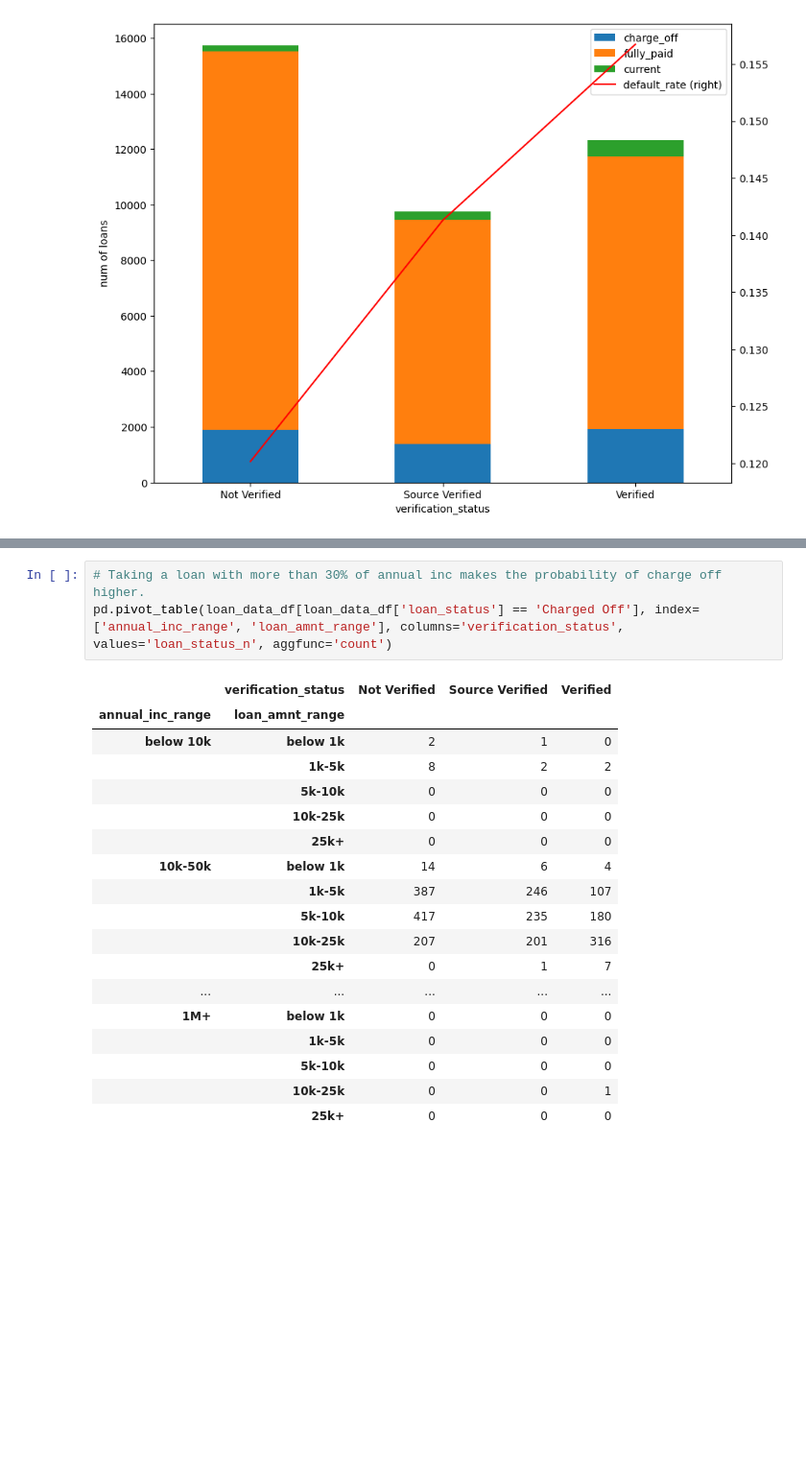
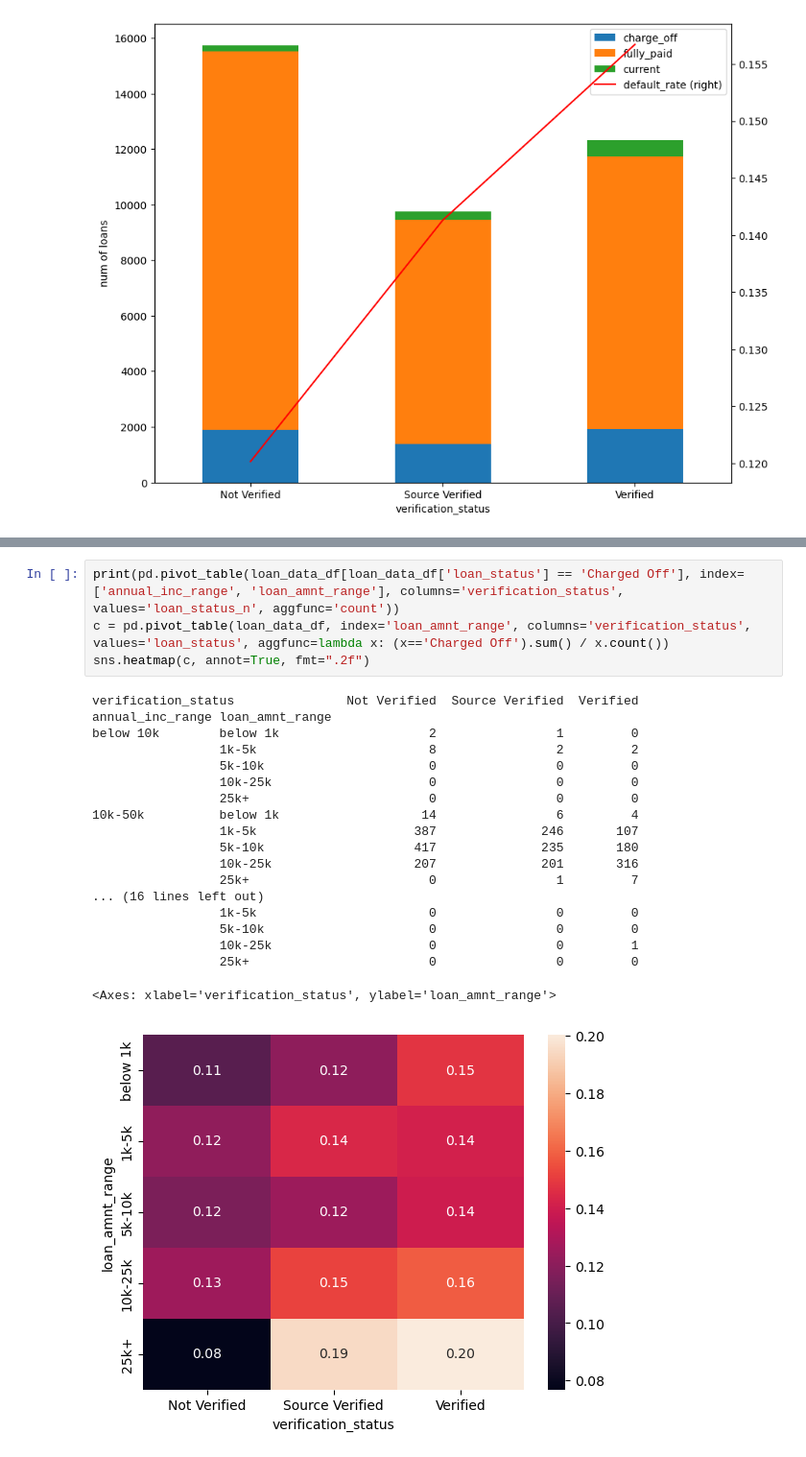
Before and after one commit to maniteja6799/lending_club_eda, a Jupyter notebook: CaseStudy_Loans_EDA.ipynb, the cells around one changed output, grey strips where cells are left out. Shown at 96% size. Cells and saved outputs as stored; diff of their text form; blank space fills up the shorter version.

```diff
--- a/CaseStudy_Loans_EDA.ipynb
+++ b/CaseStudy_Loans_EDA.ipynb
@@ -478,23 +446,25 @@ loan_data_df.groupby(['annual_inc_range','verification_status']).agg(
 # %%
-# Taking a loan with more than 30% of annual inc makes the probability of charge off higher.
-pd.pivot_table(loan_data_df[loan_data_df['loan_status'] == 'Charged Off'], index=['annual_inc_range', 'loan_amnt_range'], columns='verification_status', values='loan_status_n', aggfunc='count')
+print(pd.pivot_table(loan_data_df[loan_data_df['loan_status'] == 'Charged Off'], index=['annual_inc_range', 'loan_amnt_range'], columns='verification_status', values='loan_status_n', aggfunc='count'))
+c = pd.pivot_table(loan_data_df, index='loan_amnt_range', columns='verification_status', values='loan_status', aggfunc=lambda x: (x=='Charged Off').sum() / x.count())
+sns.heatmap(c, annot=True, fmt=".2f")
 # %% [output]
-|  | verification_status | Not Verified | Source Verified | Verified |
-| annual_inc_range | loan_amnt_range |  |  |  |
-| below 10k | below 1k | 2 | 1 | 0 |
-|  | 1k-5k | 8 | 2 | 2 |
-|  | 5k-10k | 0 | 0 | 0 |
-|  | 10k-25k | 0 | 0 | 0 |
-|  | 25k+ | 0 | 0 | 0 |
-| 10k-50k | below 1k | 14 | 6 | 4 |
-|  | 1k-5k | 387 | 246 | 107 |
-|  | 5k-10k | 417 | 235 | 180 |
-|  | 10k-25k | 207 | 201 | 316 |
-|  | 25k+ | 0 | 1 | 7 |
-| ... | ... | ... | ... | ... |
-| 1M+ | below 1k | 0 | 0 | 0 |
-|  | 1k-5k | 0 | 0 | 0 |
-|  | 5k-10k | 0 | 0 | 0 |
-|  | 10k-25k | 0 | 0 | 1 |
-|  | 25k+ | 0 | 0 | 0 |
+verification_status               Not Verified  Source Verified  Verified
+annual_inc_range loan_amnt_range
+below 10k        below 1k                    2                1         0
+                 1k-5k                       8                2         2
+                 5k-10k                      0                0         0
+                 10k-25k                     0                0         0
+                 25k+                        0                0         0
+10k-50k          below 1k                   14                6         4
+                 1k-5k                     387              246       107
+                 5k-10k                    417              235       180
+                 10k-25k                   207              201       316
+                 25k+                        0                1         7
+... (16 lines left out)
+                 1k-5k                       0                0         0
+                 5k-10k                      0                0         0
+                 10k-25k                     0                0         1
+                 25k+                        0                0         0
+<Axes: xlabel='verification_status', ylabel='loan_amnt_range'>
+[figure, added]
 # %%
```
Also changed, not shown: parts of 23 cells of this notebook.
